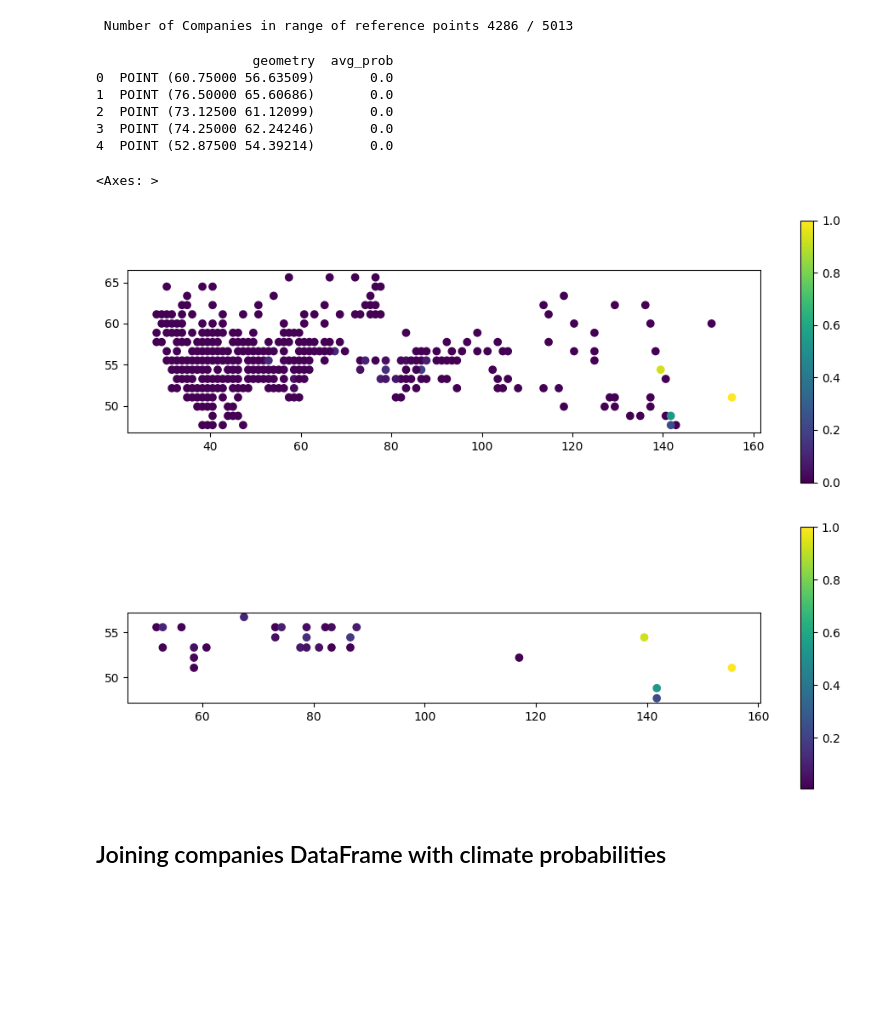
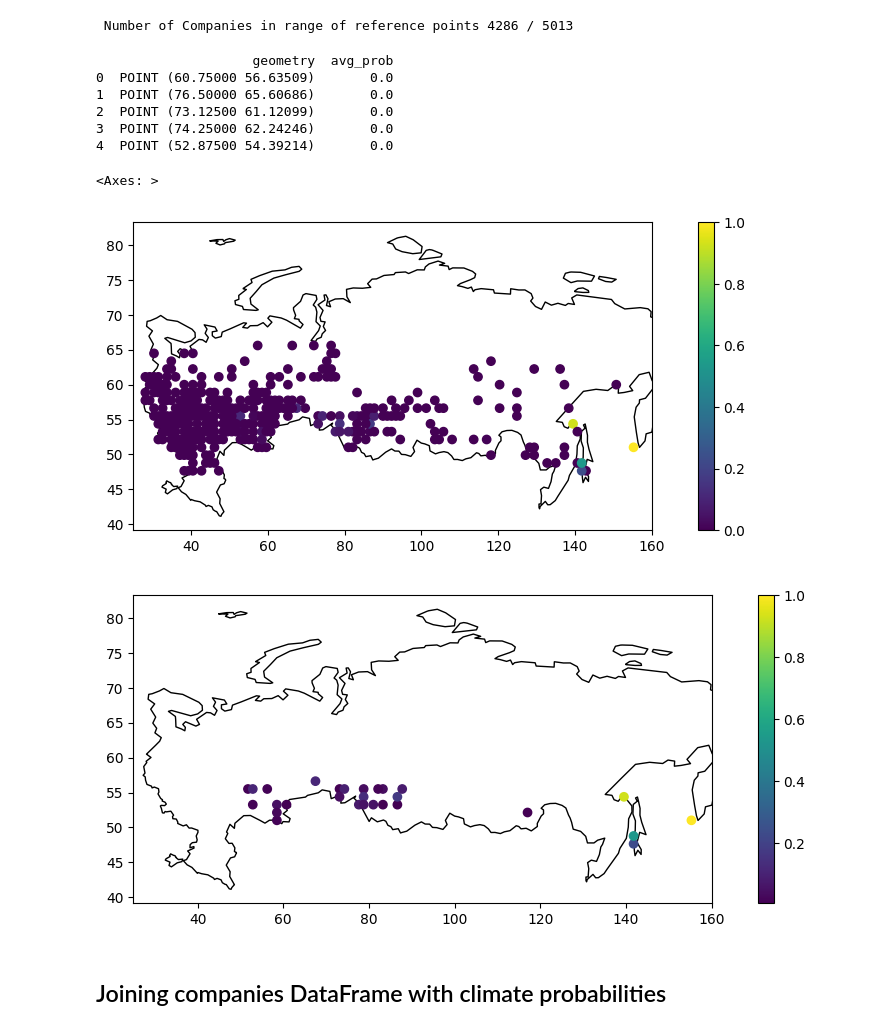
Before and after one commit to PKuznetsov-vl/spark, a Jupyter notebook: Wind_data.ipynb, the cells around one changed output. Drawn from its saved outputs; the diff is of its cells as text; code cells hidden in the pictures; blank space fills up the shorter version.

```diff
--- a/Wind_data.ipynb
+++ b/Wind_data.ipynb
@@ -28,3 +30,12 @@ gdf
 | 9773 | POINT (155.25000 65.60686) | 2024-04-01 | 0.0 |
 | 9774 | POINT (155.25000 65.60686) | 2024-05-01 | 0.0 |
 9775 rows × 3 columns
+# %%
+world_filepath = gpd.datasets.get_path('naturalearth_lowres')
+world = gpd.read_file(world_filepath)
+russia = world.loc[world['name'] == 'Russia']
+
+fig, ax = plt.subplots(1, 1, figsize=(15, 4))
+ax.set_xlim(20, 160)
+base = russia.plot(ax=ax, color='white', edgecolor='black')
+gdf.plot(ax=base, column='prob', marker='s', s=1, legend=True)
@@ -109,22 +129,28 @@ near_p, prob = avg_by_time(cmap_dist, gdf)
 # %%
 pdf = gpd.GeoDataFrame({'geometry': near_p, 'avg_prob': prob})
 print(pdf.head())
+
 fig, ax = plt.subplots(1, 1, figsize=(12, 4))
-pdf.plot(column = 'avg_prob', legend=True, ax=ax)
+ax.set_xlim(25, 160)
+base = russia.plot(ax=ax, color='white', edgecolor='black')
+
+pdf.plot(column = 'avg_prob', legend=True, ax=base)
 pdf = pdf[pdf['avg_prob'] > 0.0]
 
-fig, ax = plt.subplots(1, 1, figsize=(12, 4))
-pdf.plot(column = 'avg_prob', legend=True, ax=ax)
+fig, ax1 = plt.subplots(1, 1, figsize=(12, 4))
+ax1.set_xlim(25, 160)
+base1 = russia.plot(ax=ax1, color='white', edgecolor='black')
+pdf.plot(column = 'avg_prob', legend=True, ax=base1)
 # %% [output]
                     geometry  avg_prob
 0  POINT (60.75000 56.63509)       0.0
 1  POINT (76.50000 65.60686)       0.0
 2  POINT (73.12500 61.12099)       0.0
 3  POINT (74.25000 62.24246)       0.0
 4  POINT (52.87500 54.39214)       0.0
 <Axes: >
-[figure, old version]
+[figure, new version]
-[figure, old version]
+[figure, new version]
 # %% [markdown]
 ## Joining companies DataFrame with climate probabilities
 # %%
```
Also changed, not shown: parts of 5 cells of this notebook, 5 other files.
